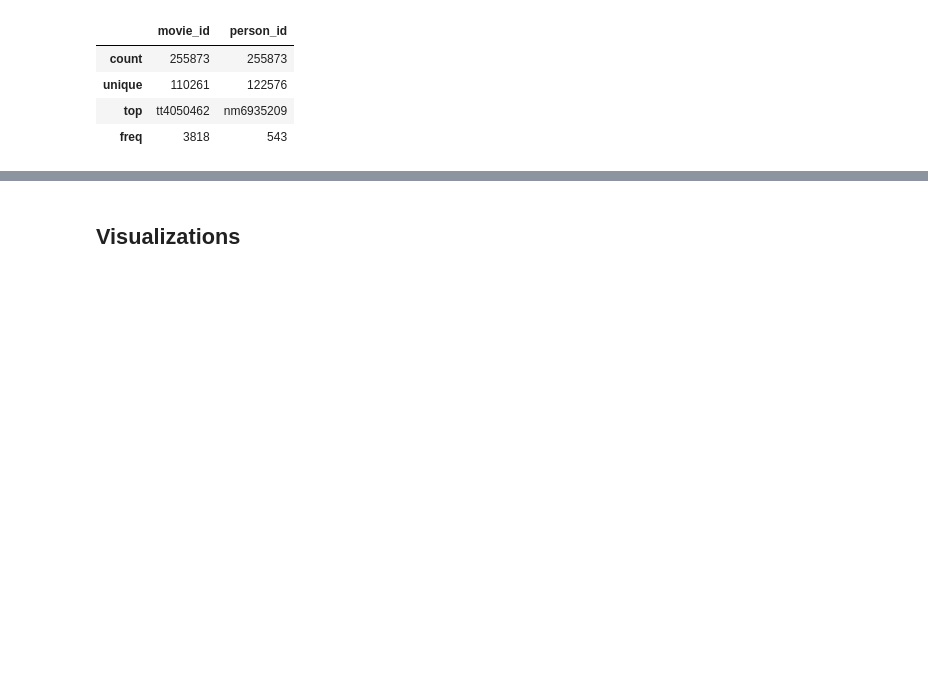
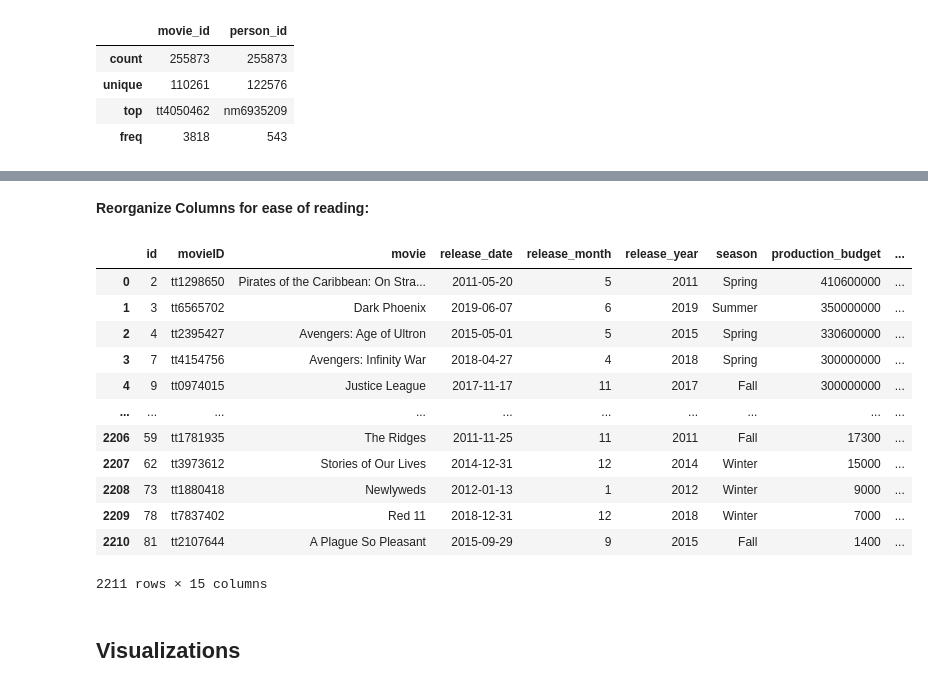
Before and after one commit to jbaumgit/Linear-Regression-and-Statistical-Analysis-on-Box-Office-Movie-Performance, a Jupyter notebook: MainNotebook.ipynb, the cells around one changed output, grey strips where cells are left out. Drawn from its saved outputs; the diff is of its cells as text; code cells hidden in the pictures; blank space fills up the shorter version.

```diff
--- a/MainNotebook.ipynb
+++ b/MainNotebook.ipynb
@@ -250,0 +234,3 @@ tn_df.sort_values(by="production_budget", ascending=False)
+# %%
+#Only take movies from 2010 onwards
+tn_df = tn_df[tn_df["release_date"] >= "2010"]
@@ -754,0 +1006,28 @@ writers.describe(include="all")
+# %%
+# movie_basics:
+# movie_id | primary_title | original_title | start_year | runtime_minutes | genres
+
+#writers:
+#movie_id | person_id
+
+#directors:
+#movie_id | person_id
+
+#known_for
+#person_id | movie_id
+
+#movie_ratings
+#movie_id | averagerating | numvotes
+
+#persons
+#person_id | primary_name | birth_year | death_year | primary_profession
+
+
+joinedIMDB = pd.read_sql("""
+            SELECT movie_basics.movie_id AS movieID, primary_title, start_year, runtime_minutes, genres
+            FROM movie_basics
+                JOIN movie_ratings
+                    ON movieID = movie_ratings.movie_id
+""", conn)
+joinedIMDB.info()
+joinedIMDB.head()
@@ -754,0 +1057,9 @@ writers.describe(include="all")
+# %%
+tn_df.info()
+#joinedIMDB.info()
+movie_df = None
+movie_df = tn_df.merge(joinedIMDB, left_on='movie', right_on="primary_title")
+
+movie_df.info()
+movie_df.head()
+list(movie_df.columns.values)
@@ -755,2 +1102,22 @@ writers.describe(include="all")
+# %% [markdown]
+**Reorganize Columns for ease of reading:**
+# %%
+movie_df = movie_df[['id', 'movieID', 'movie', 'release_date', "release_month", "release_year", "season", "production_budget", "domestic_gross", "worldwide_gross", "inflation_ratio", "PB_AI", "DG_AI", "runtime_minutes", "genres"]]
+# %%
+movie_df
+# %% [output]
+|  | id | movieID | movie | release_date | release_month | release_year | season | production_budget | ... |
+| 0 | 2 | tt1298650 | Pirates of the Caribbean: On Stra... | 2011-05-20 | 5 | 2011 | Spring | 410600000 | ... |
+| 1 | 3 | tt6565702 | Dark Phoenix | 2019-06-07 | 6 | 2019 | Summer | 350000000 | ... |
+| 2 | 4 | tt2395427 | Avengers: Age of Ultron | 2015-05-01 | 5 | 2015 | Spring | 330600000 | ... |
+| 3 | 7 | tt4154756 | Avengers: Infinity War | 2018-04-27 | 4 | 2018 | Spring | 300000000 | ... |
+| 4 | 9 | tt0974015 | Justice League | 2017-11-17 | 11 | 2017 | Fall | 300000000 | ... |
+| ... | ... | ... | ... | ... | ... | ... | ... | ... | ... |
+| 2206 | 59 | tt1781935 | The Ridges | 2011-11-25 | 11 | 2011 | Fall | 17300 | ... |
+| 2207 | 62 | tt3973612 | Stories of Our Lives | 2014-12-31 | 12 | 2014 | Winter | 15000 | ... |
+| 2208 | 73 | tt1880418 | Newlyweds | 2012-01-13 | 1 | 2012 | Winter | 9000 | ... |
+| 2209 | 78 | tt7837402 | Red 11 | 2018-12-31 | 12 | 2018 | Winter | 7000 | ... |
+| 2210 | 81 | tt2107644 | A Plague So Pleasant | 2015-09-29 | 9 | 2015 | Fall | 1400 | ... |
+2211 rows × 15 columns
 # %% [markdown]
 ## Visualizations
```
Also changed, not shown: parts of 54 cells of this notebook.
